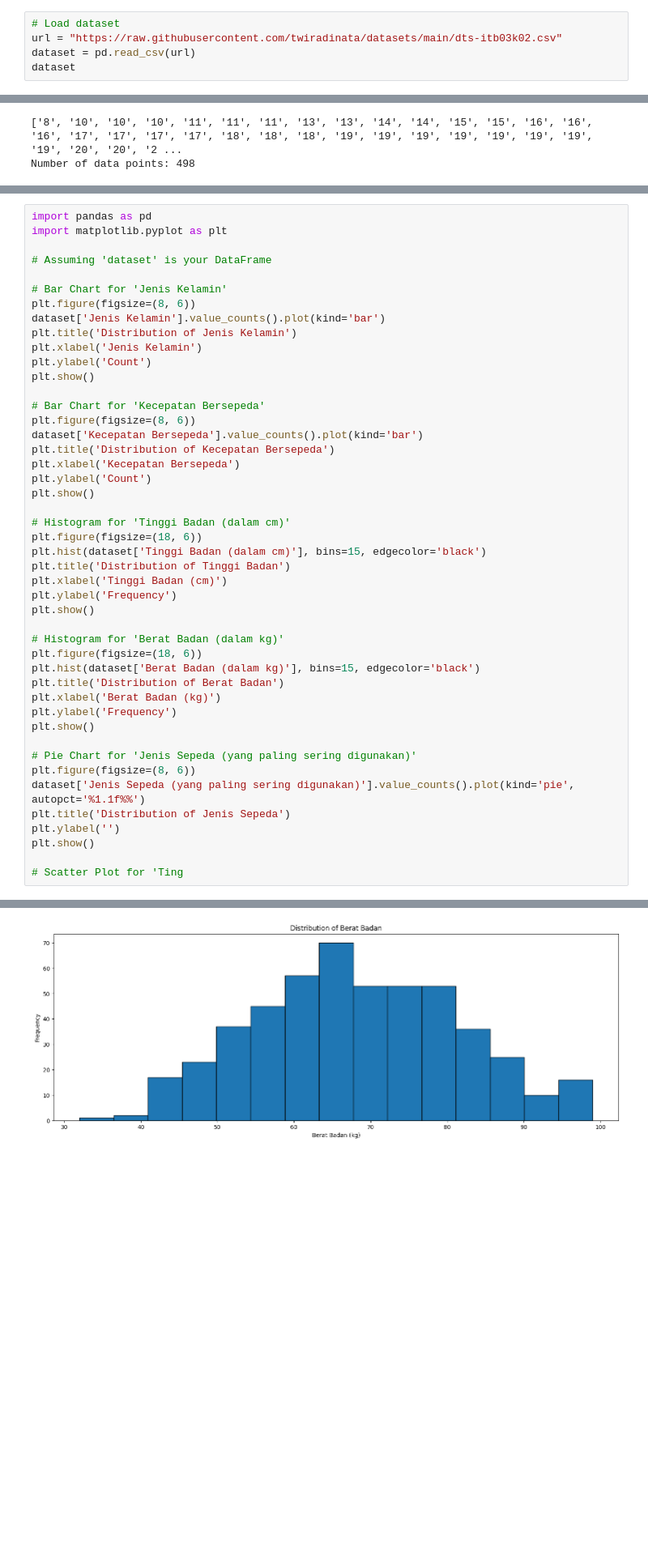
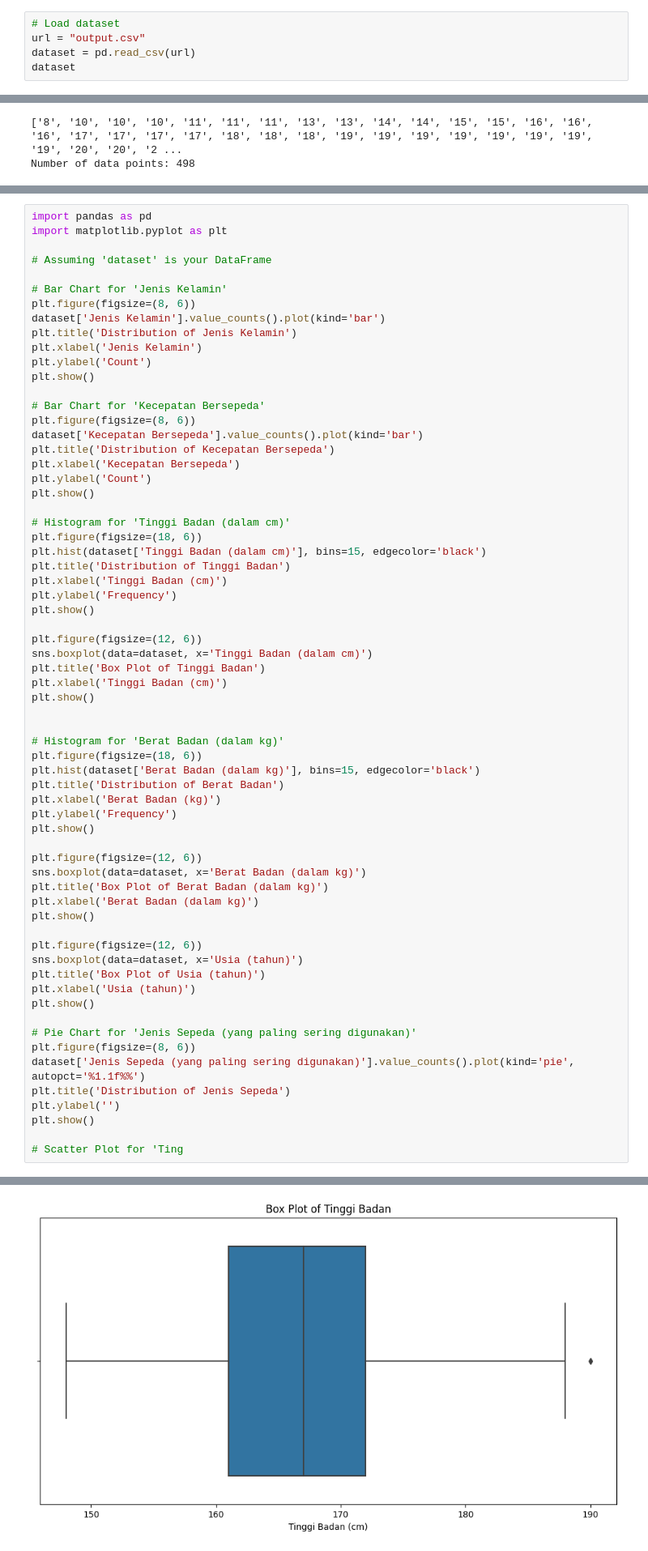
Before and after one commit to v1nccc/AFL3Statistics_DaveKathVin, a Jupyter notebook: ALP/ALPStatDaveKatVin.ipynb, the cells around one changed output, grey strips where cells are left out. Shown at 81% size. Drawn from its saved outputs; the diff is of its cells as text; blank space fills up the shorter version.

```diff
--- a/ALP/ALPStatDaveKatVin.ipynb
+++ b/ALP/ALPStatDaveKatVin.ipynb
@@ -11,7 +11,7 @@ import seaborn as sns
 This dataset is an authentic dataset, collected through survey from almost 500 biker community members in East, Central, and West Java.
 # %%
 # Load dataset
-url = "https://raw.githubusercontent.com/twiradinata/datasets/main/dts-itb03k02.csv"
+url = "output.csv"
 dataset = pd.read_csv(url)
 dataset
 # %% [output]
@@ -200,31 +200,50 @@ plt.ylabel('Count')
 plt.show()
 
 # Histogram for 'Tinggi Badan (dalam cm)'
 plt.figure(figsize=(18, 6))
 plt.hist(dataset['Tinggi Badan (dalam cm)'], bins=15, edgecolor='black')
 plt.title('Distribution of Tinggi Badan')
 plt.xlabel('Tinggi Badan (cm)')
 plt.ylabel('Frequency')
 plt.show()
 
+plt.figure(figsize=(12, 6))
+sns.boxplot(data=dataset, x='Tinggi Badan (dalam cm)')
+plt.title('Box Plot of Tinggi Badan')
+plt.xlabel('Tinggi Badan (cm)')
+plt.show()
+
+
 # Histogram for 'Berat Badan (dalam kg)'
 plt.figure(figsize=(18, 6))
 plt.hist(dataset['Berat Badan (dalam kg)'], bins=15, edgecolor='black')
 plt.title('Distribution of Berat Badan')
 plt.xlabel('Berat Badan (kg)')
 plt.ylabel('Frequency')
+plt.show()
+
+plt.figure(figsize=(12, 6))
+sns.boxplot(data=dataset, x='Berat Badan (dalam kg)')
+plt.title('Box Plot of Berat Badan (dalam kg)')
+plt.xlabel('Berat Badan (dalam kg)')
+plt.show()
+
+plt.figure(figsize=(12, 6))
+sns.boxplot(data=dataset, x='Usia (tahun)')
+plt.title('Box Plot of Usia (tahun)')
+plt.xlabel('Usia (tahun)')
 plt.show()
 
 # Pie Chart for 'Jenis Sepeda (yang paling sering digunakan)'
 plt.figure(figsize=(8, 6))
 dataset['Jenis Sepeda (yang paling sering digunakan)'].value_counts().plot(kind='pie', autopct='%1.1f%%')
 plt.title('Distribution of Jenis Sepeda')
 plt.ylabel('')
 plt.show()
 
 # Scatter Plot for 'Ting
 # %% [output]
 [figure]
 [figure]
 [figure]
-[figure, old version]
+[figure, new version]
```
Also changed, not shown: parts of 16 cells of this notebook.
